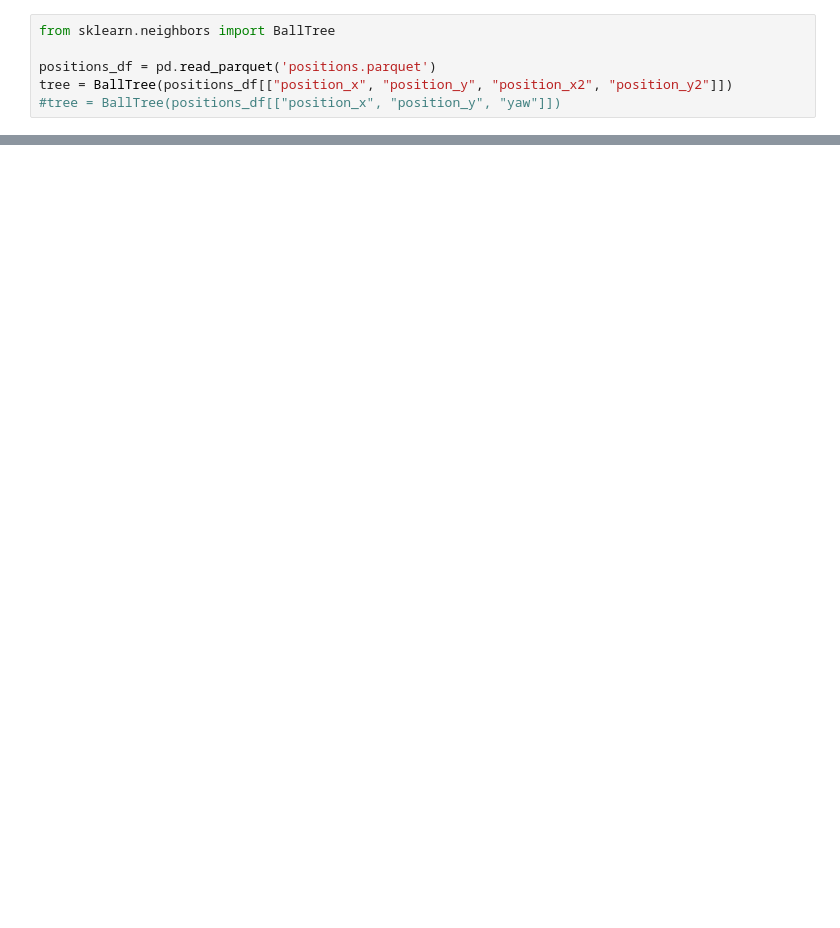
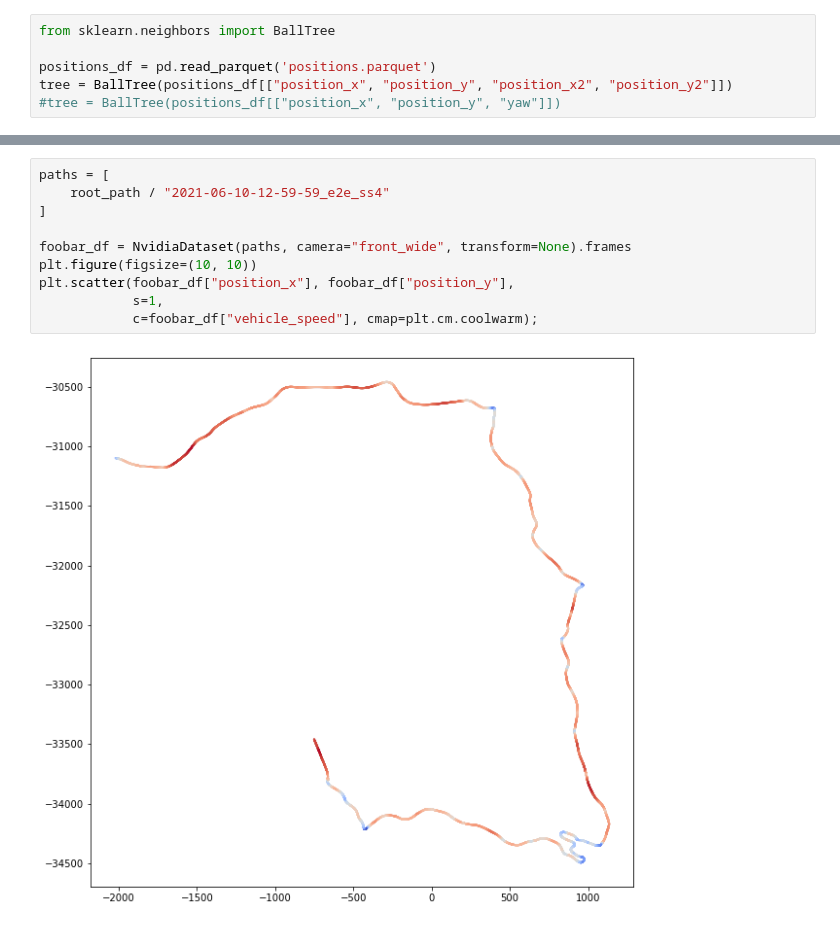
Before and after one commit to UT-ADL/e2e-rally-estonia, a Jupyter notebook: closest_speed.ipynb, the cells around one changed output, grey strips where cells are left out. Cells and saved outputs as stored; diff of their text form; blank space fills up the shorter version.

```diff
--- a/closest_speed.ipynb
+++ b/closest_speed.ipynb
@@ -221,0 +286,12 @@ Error mean: 0.3168000329582184, max: 10.441413724051122
+# %%
+paths = [
+    root_path / "2021-06-10-12-59-59_e2e_ss4"
+]
+
+foobar_df = NvidiaDataset(paths, camera="front_wide", transform=None).frames
+plt.figure(figsize=(10, 10))
+plt.scatter(foobar_df["position_x"], foobar_df["position_y"],
+            s=1,
+            c=foobar_df["vehicle_speed"], cmap=plt.cm.coolwarm);
+# %% [output]
+[figure, added]
```
Also changed, not shown: parts of 23 cells of this notebook, 1 other file.
